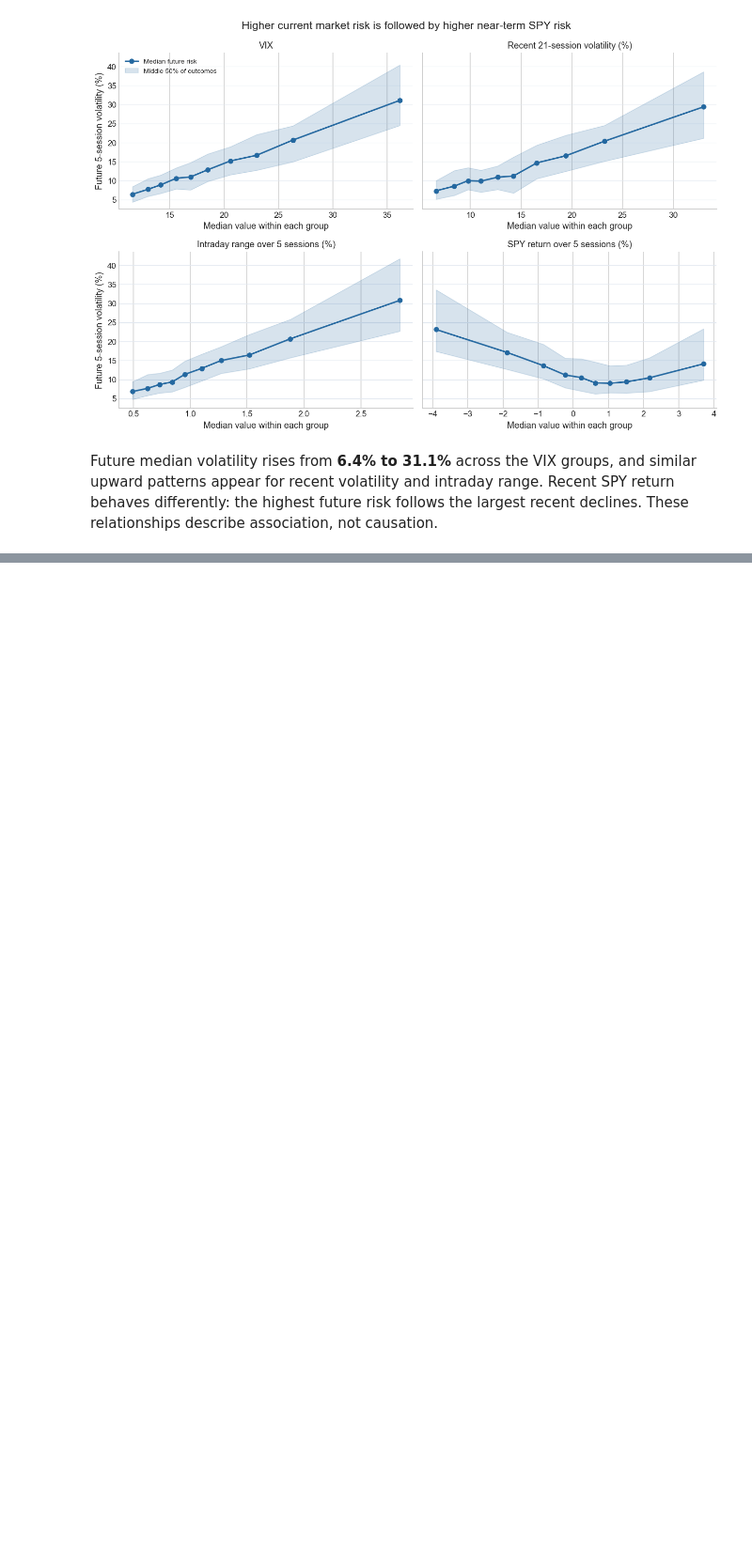
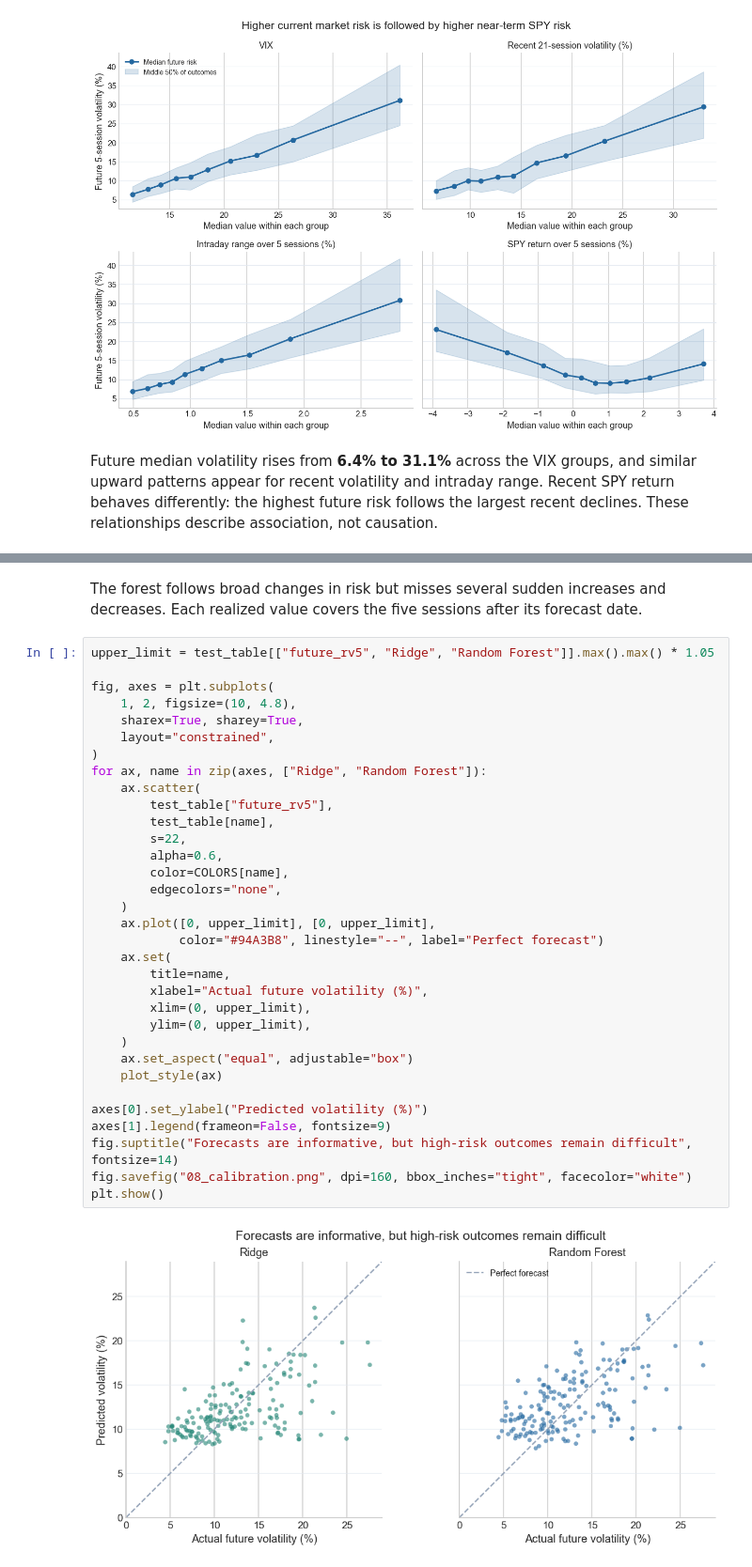
Before and after one commit to YB-Yottabyte/SPY-Volatility-Forecasting, a Jupyter notebook: spy_risk_forecasting.ipynb, the cells around one changed output, grey strips where cells are left out. Shown at 94% size. Saved outputs shown, nothing was run; the diff lists cells and outputs as text; blank space fills up the shorter version.

```diff
--- a/spy_risk_forecasting.ipynb
+++ b/spy_risk_forecasting.ipynb
@@ -913,0 +843,37 @@ These results suggest that the features contain useful information about near-te
+# %% [markdown]
+The forest follows broad changes in risk but misses several sudden increases and decreases. Each realized value covers the five sessions after its forecast date.
+# %%
+upper_limit = test_table[["future_rv5", "Ridge", "Random Forest"]].max().max() * 1.05
+
+fig, axes = plt.subplots(
+    1, 2, figsize=(10, 4.8),
+    sharex=True, sharey=True,
+    layout="constrained",
+)
+for ax, name in zip(axes, ["Ridge", "Random Forest"]):
+    ax.scatter(
+        test_table["future_rv5"],
+        test_table[name],
+        s=22,
+        alpha=0.6,
+        color=COLORS[name],
+        edgecolors="none",
+    )
+    ax.plot([0, upper_limit], [0, upper_limit],
+            color="#94A3B8", linestyle="--", label="Perfect forecast")
+    ax.set(
+        title=name,
+        xlabel="Actual future volatility (%)",
+        xlim=(0, upper_limit),
+        ylim=(0, upper_limit),
+    )
+    ax.set_aspect("equal", adjustable="box")
+    plot_style(ax)
+
+axes[0].set_ylabel("Predicted volatility (%)")
+axes[1].legend(frameon=False, fontsize=9)
+fig.suptitle("Forecasts are informative, but high-risk outcomes remain difficult", fontsize=14)
+fig.savefig("08_calibration.png", dpi=160, bbox_inches="tight", facecolor="white")
+plt.show()
+# %% [output]
+[figure, added]
```
Also changed, not shown: parts of 63 cells of this notebook, 2 other files.
